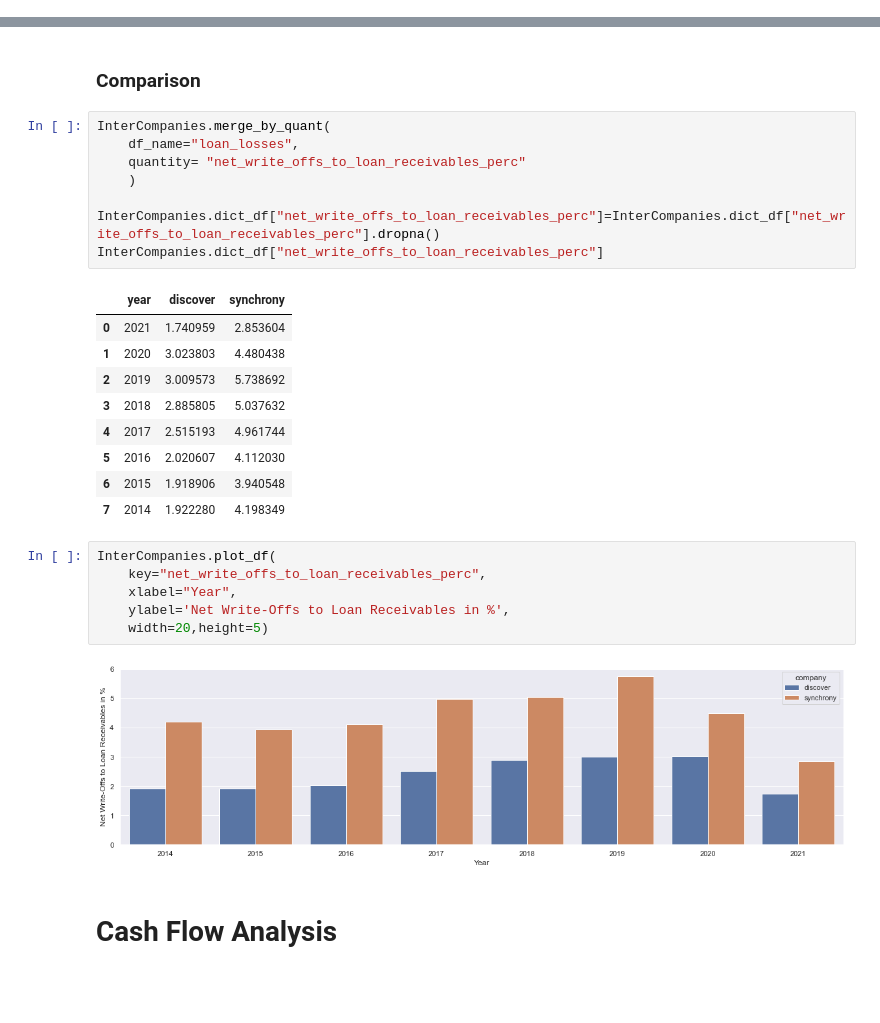
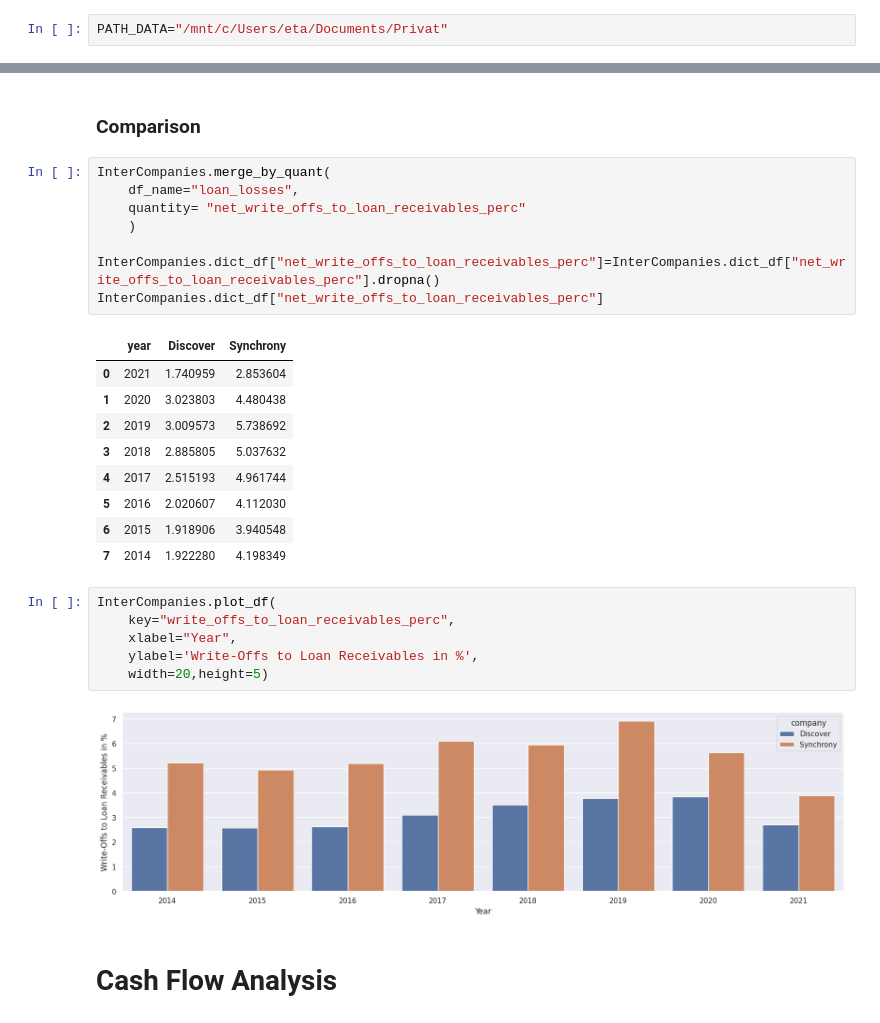
Before and after one commit to EzraTam/edgar-analysis, a Jupyter notebook: edgar_analysis.ipynb, the cells around one changed output, grey strips where cells are left out. Cells and saved outputs as stored; diff of their text form; blank space fills up the shorter version.

```diff
--- a/edgar_analysis.ipynb
+++ b/edgar_analysis.ipynb
@@ -16,3 +14,5 @@ PATH_DATA="/Users/ezratampubolon/PythonProjects/Financial/edgar-data/companyfact
+# %%
+PATH_DATA="/mnt/c/Users/eta/Documents/Privat"
 # %%
 # Discover Financial
 
@@ -714,7 +720,7 @@ InterCompanies.merge_by_quant(
 InterCompanies.dict_df["net_write_offs_to_loan_receivables_perc"]=InterCompanies.dict_df["net_write_offs_to_loan_receivables_perc"].dropna()
 InterCompanies.dict_df["net_write_offs_to_loan_receivables_perc"]
 # %% [output]
-|  | year | discover | synchrony |
+|  | year | Discover | Synchrony |
 | 0 | 2021 | 1.740959 | 2.853604 |
 | 1 | 2020 | 3.023803 | 4.480438 |
 | 2 | 2019 | 3.009573 | 5.738692 |
@@ -725,12 +731,12 @@ InterCompanies.dict_df["net_write_offs_to_loan_receivables_perc"]
 | 7 | 2014 | 1.922280 | 4.198349 |
 # %%
 InterCompanies.plot_df(
-    key="net_write_offs_to_loan_receivables_perc",
+    key="write_offs_to_loan_receivables_perc",
     xlabel="Year",
-    ylabel='Net Write-Offs to Loan Receivables in %',
+    ylabel='Write-Offs to Loan Receivables in %',
     width=20,height=5)
 # %% [output]
-[figure, old version]
+[figure, new version]
 # %% [markdown]
 # Cash Flow Analysis
 # %%
```
Also changed, not shown: parts of 3 cells of this notebook.
